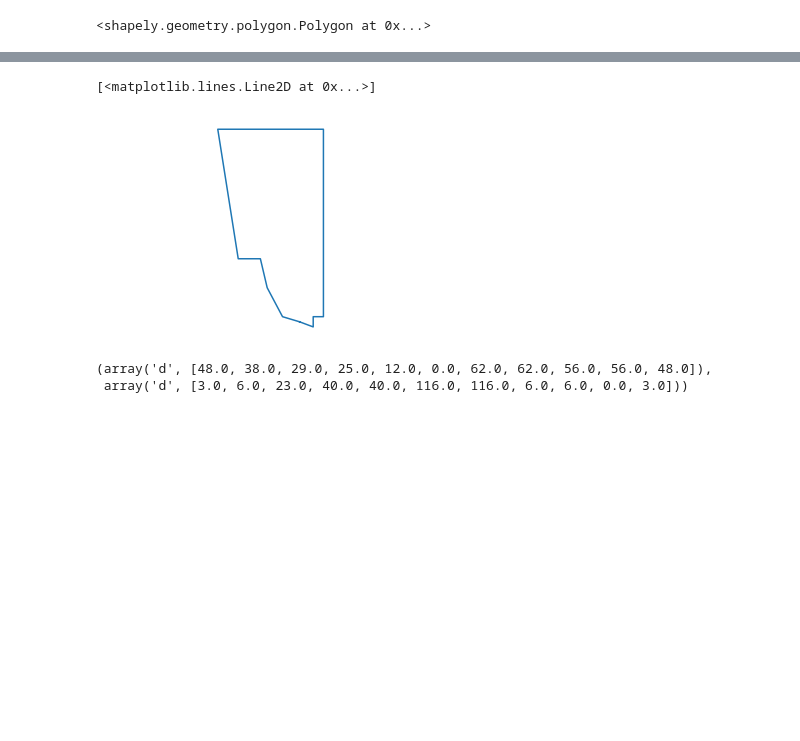
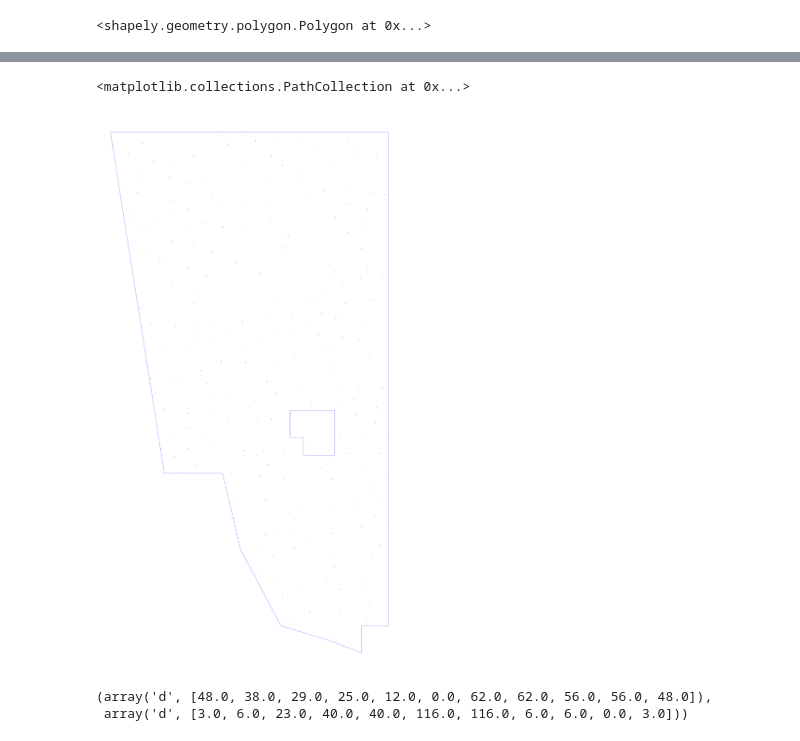
Before and after one commit to duckie/distribute_trees, a Jupyter notebook: base_notebook.ipynb, the cells around one changed output, grey strips where cells are left out. Drawn from its saved outputs; the diff is of its cells as text; code cells hidden in the pictures; blank space fills up the shorter version.

```diff
--- a/base_notebook.ipynb
+++ b/base_notebook.ipynb
@@ -21,0 +15,29 @@ polygon.exterior
+# %%
+# Distribute all trees
+tree_list=[]
+range_x = (polygon.bounds[0],polygon.bounds[2])
+range_y = (polygon.bounds[1],polygon.bounds[3])
+distance_min = data['params']['distance_min']
+
+for index_type,tree_type in enumerate(data['trees']):
+    for i in range(0,tree_type['count']):
+        tree_placed = False
+        max_tries = 1e6
+        nb_tries = 0
+        while not tree_placed and nb_tries < max_tries:
+            point = (random.uniform(*range_x), random.uniform(*range_y))
+            if polygon.contains(Point(*point)):
+                tree_placed = True
+                for existing_tree in tree_list:
+                    if Point(*point).distance(Point(*existing_tree['position'])) < distance_min:
+                        tree_placed = False
+                        break
+            if tree_placed:
+                tree_list.append({'type':index_type,'position':point})
+            nb_tries += 1
+
+        if max_tries <= nb_tries:
+            raise("Failed to placed tree !")
+
+
+tree_list
@@ -22,12 +62,17 @@ polygon.exterior
 # %%
 x,y = polygon.exterior.xy
-#plt.figure(figsize=[polygon.bounds[2], polygon.bounds[3]])
+tree_positions_x = [p['position'][0] for p in tree_list]
+tree_positions_y = [p['position'][1] for p in tree_list]
+plt.figure(figsize=[polygon.bounds[2], polygon.bounds[3]])
 plt.axis('equal')
 plt.axis('off')
-plt.plot(*polygon.exterior.xy)
+plt.plot(*polygon.exterior.xy,color="blue")
+for i in polygon.interiors:
+    plt.plot(*i.xy,color="blue")
+plt.scatter(tree_positions_x,tree_positions_y)
 # %% [output]
-[<matplotlib.lines.Line2D at 0x...>]
+<matplotlib.collections.PathCollection at 0x...>
-[figure, old version]
+[figure, new version]
 # %%
 drawing = draw.Drawing(polygon.bounds[2], polygon.bounds[3], origin=(0,0), displayInline=False)
 polygon.exterior.coords.xy
```
Also changed, not shown: parts of 4 cells of this notebook, 2 other files.
